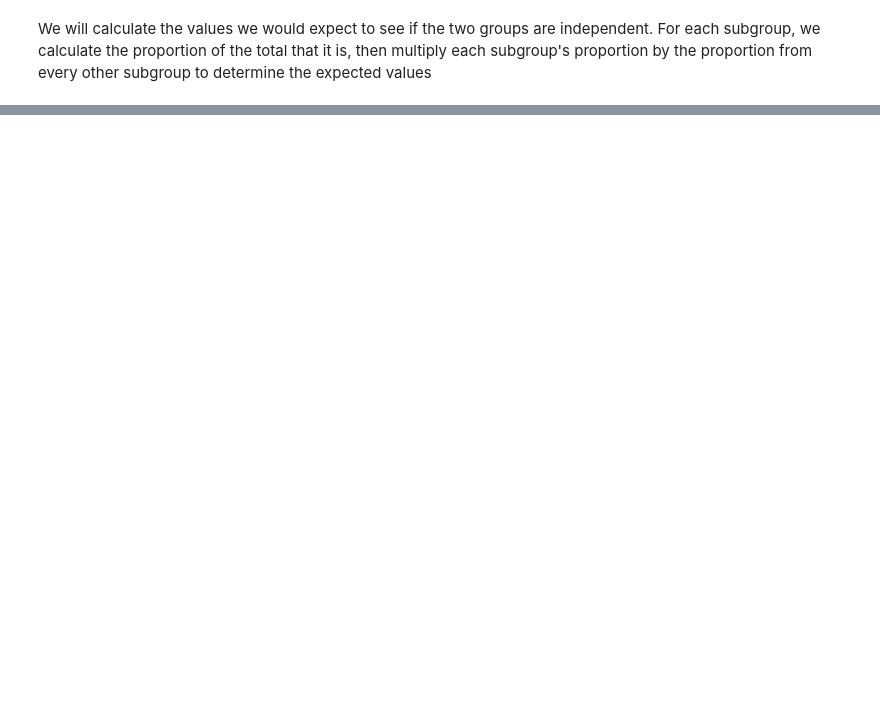
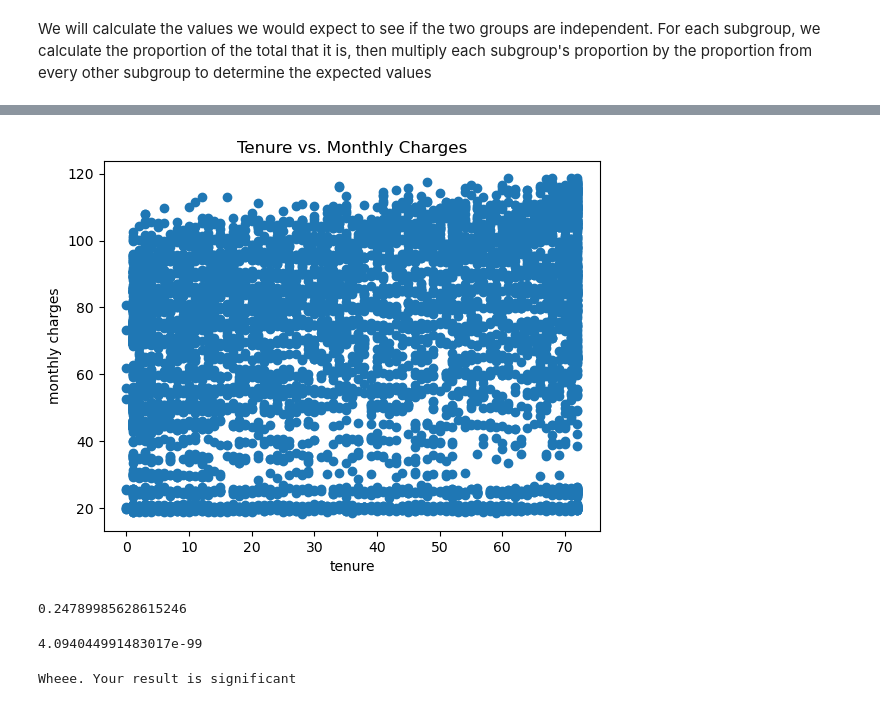
Before and after one commit to Thoai-Adam/python-exercises, a Jupyter notebook: hypothesis_testing.ipynb, the cells around one changed output, grey strips where cells are left out. Saved outputs shown, nothing was run; the diff lists cells and outputs as text; code cells hidden in the pictures; blank space fills up the shorter version.

```diff
--- a/hypothesis_testing.ipynb
+++ b/hypothesis_testing.ipynb
@@ -203,0 +401,7 @@ stats.chi2(dof).sf(chi2)
+# %%
+url = get_db_url('telco_churn')
+query = text('SELECT * FROM customers')
+engine = create_engine(url)
+# %%
+customer_db = pd.read_sql(query, engine.connect())
+customer_db
@@ -203,0 +442,17 @@ stats.chi2(dof).sf(chi2)
+# %%
+plt.scatter(customer_db['tenure'], customer_db['monthly_charges'])
+plt.xlabel('tenure')
+plt.ylabel('monthly charges')
+plt.title('Tenure vs. Monthly Charges')
+plt.show()
+# %% [output]
+[figure, added]
+# %%
+r, p = stats.pearsonr(customer_db.tenure, customer_db.monthly_charges)
+r
+# %% [output]
+0.24789985628615246
+# %%
+p
+# %% [output]
+4.094044991483017e-99
@@ -203,0 +465,4 @@ stats.chi2(dof).sf(chi2)
+# %%
+eval_result(p)
+# %% [output]
+Wheee. Your result is significant
```
Also changed, not shown: parts of 73 cells of this notebook, 2 other files.
